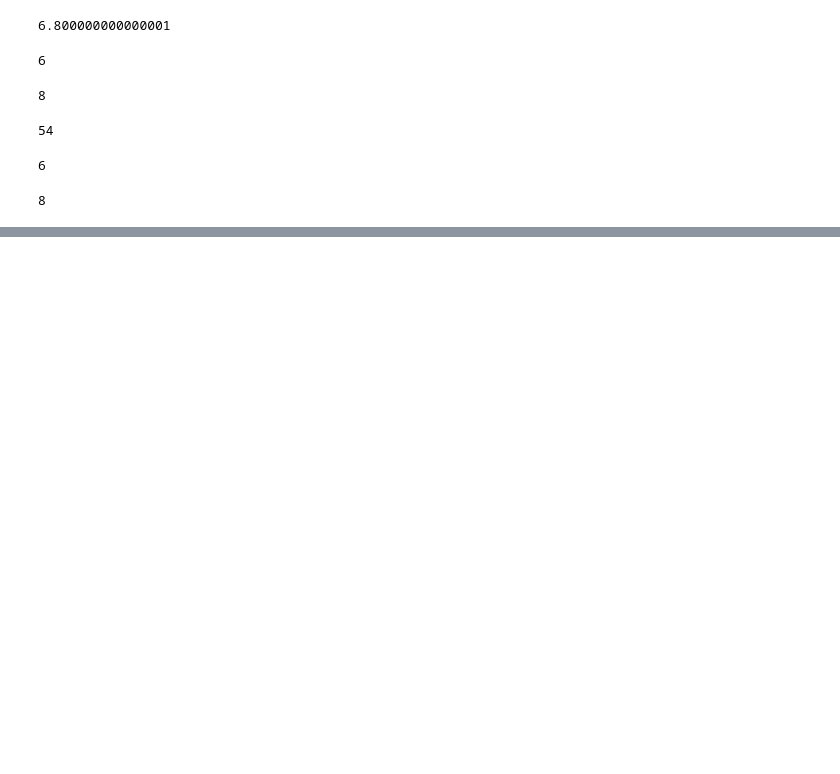
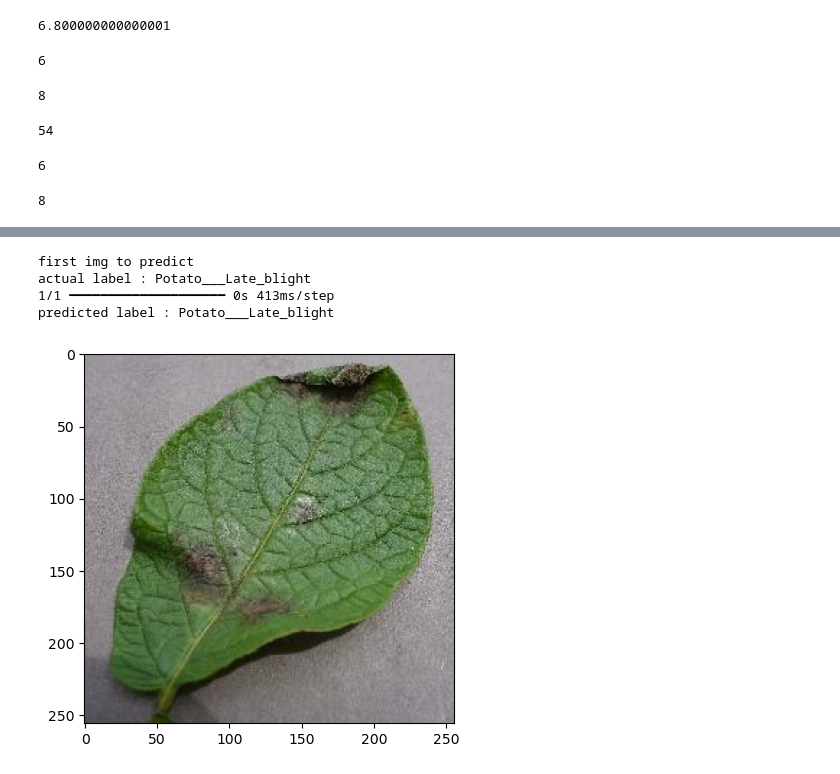
Before and after one commit to ajiteshkumar9315/plant_disease_classification, a Jupyter notebook: plant_disease_classification.ipynb, the cells around one changed output, grey strips where cells are left out. Cells and saved outputs as stored; diff of their text form; code cells hidden in the pictures; blank space fills up the shorter version.

Commit message:
completing the ml model

```diff
--- a/plant_disease_classification.ipynb
+++ b/plant_disease_classification.ipynb
@@ -203,0 +260,17 @@ Invalid input shape for input Tensor("sequential_13_1/sequential_11_1/rescaling_
+# %%
+for image_batch, labels_batch in test_ds.take(1):
+    first_img = image_batch[0].numpy().astype('uint8')
+    first_label = labels_batch[0].numpy()
+
+    print('first img to predict')
+    plt.imshow(first_img)
+    print('actual label :', class_names[first_label])
+
+    batch_prediction = model.predict(image_batch)
+    print('predicted label :', class_names[np.argmax(batch_prediction[0])])
+# %% [output]
+first img to predict
+actual label : Potato___Late_blight
+1/1 ━━━━━━━━━━━━━━━━━━━━ 0s 413ms/step
+predicted label : Potato___Late_blight
+[figure, added]
```
Also changed, not shown: parts of 15 cells of this notebook.
